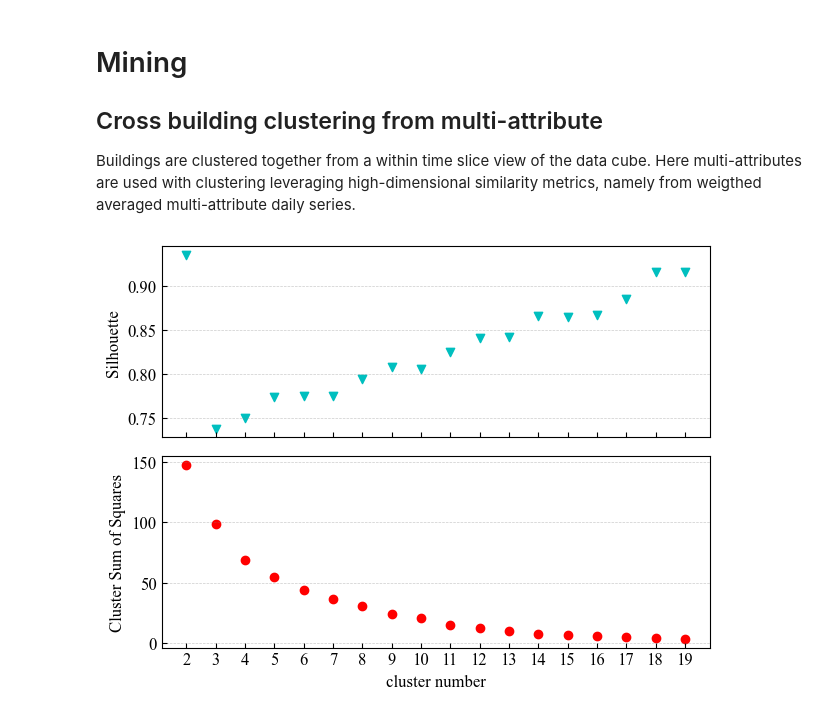
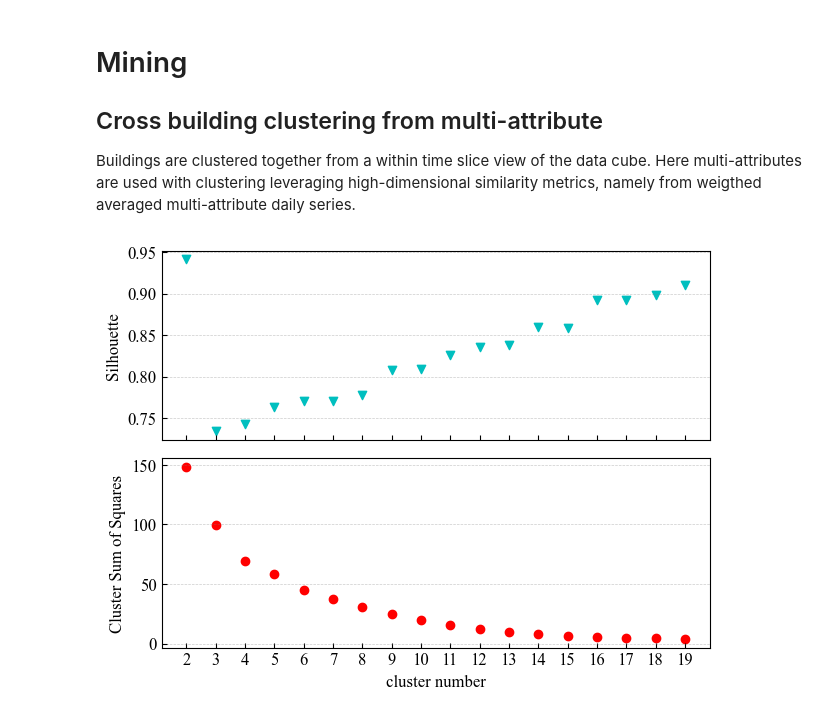
Before and after one commit to JulienLeprince/multidimensional-building-data-cube-pattern-identification, a Jupyter notebook: code/05_Mining_CuboidC.ipynb, the cells around one changed output. Cells and saved outputs as stored; diff of their text form; code cells hidden in the pictures.

```diff
--- a/code/05_Mining_CuboidC.ipynb
+++ b/code/05_Mining_CuboidC.ipynb
@@ -279,37 +270,36 @@ def weighted_average(df_in, dict_weights):
     if 1-total_w != 0:
         weights_left = [w * 1/total_w for w in weights_left]
     return np.average(df, weights=weights_left, axis=1)
 
 # Define weight vector
 col_key = ['electricity', 'gas', 'hotwater', 'chilledwater', 'airTemperature', 'seaLvlPressure']
 weights = [0.6, 0.1, 0.1, 0.1, 0.05, 0.05]
 dict_weights = {col_key[i]: weights[i] for i in range(len(col_key))}
 
 # Identify flat list of all retained buildings
 flatList_allBuildings = [ item for elem in df_text_group_filter.all_buildings.values for item in elem]
 
 # Apply averaging per retained building
 df_clust = pd.DataFrame(columns=flatList_allBuildings)
 for blg in flatList_allBuildings:
     df_clust[blg] = weighted_average(df_scaled[blg], dict_weights)
 
-# Drop columns with more than 50% NaNs
-df_clust = df_clust.loc[:, df_clust.isna().mean() < .5]
+# Drop columns with more than 60% NaNs
+df_clust = df_clust.loc[:, df_clust.isna().mean() < .6]
 # Set index
 df_clust.index = df_scaled.index
 # Interpolate gaps in weather data
-df_clust = rolling_window_fill(df_clust, method='mean', p_window=4)
-df_clust = df_clust.interpolate(method='linear', limit_direction='both')
+df_clust = df_clust.interpolate(method='time', limit_direction='both')
 
 # Identify optimal cluster number
 wcss, sil = ut.elbow_method(df_clust.transpose(), n_cluster_max=20)
 # Plot
 plt.rcParams.update({'font.size': 12})
 plt.rcParams['font.sans-serif'] = ['Times New Roman']
 version = "v1.0.1"
 fig = ut.similarity_index_plot(wcss, sil)
 fig.savefig(path_fig_out+"CrossBlgAttrib_"+timestamp+"_cluster_SimilarityIndex_"+version+".jpg", dpi=300, bbox_inches='tight')
 # %% [output]
-[figure, old version]
+[figure, new version]
 # %%
 # Cluster the identified motifs
```
Also changed, not shown: parts of 5 cells of this notebook, 4 other files.
